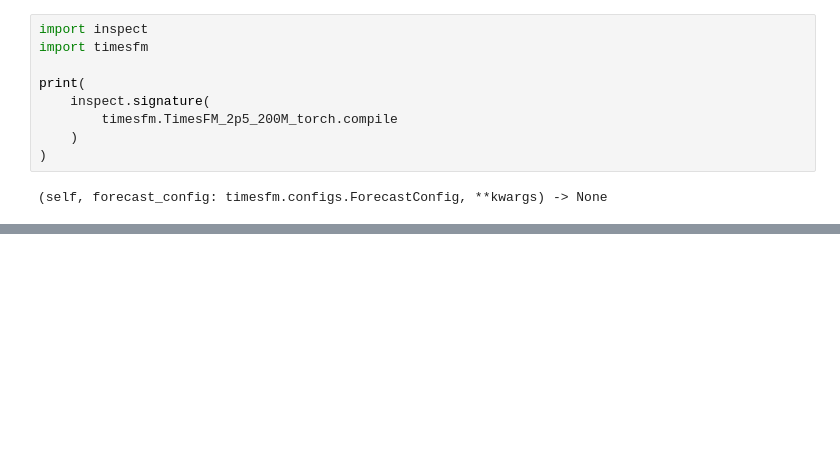
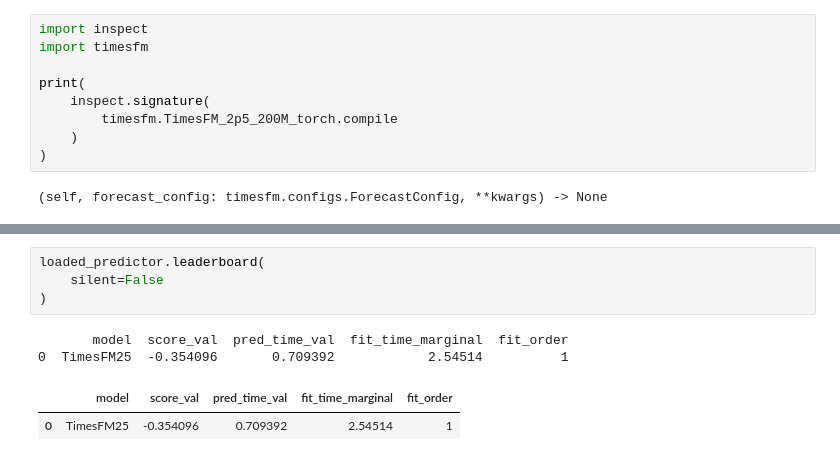
Before and after one commit to nds-najam/AutoGluon_LTSM_Models_Forecast, a Jupyter notebook: TimesFM_2_5_LTSM_ETTh1.ipynb, the cells around one changed output, grey strips where cells are left out. Saved outputs shown, nothing was run; the diff lists cells and outputs as text; blank space fills up the shorter version.

```diff
--- a/TimesFM_2_5_LTSM_ETTh1.ipynb
+++ b/TimesFM_2_5_LTSM_ETTh1.ipynb
@@ -1880,0 +1900,9 @@ print(
+# %%
+loaded_predictor.leaderboard(
+    silent=False
+)
+# %% [output]
+       model  score_val  pred_time_val  fit_time_marginal  fit_order
+0  TimesFM25  -0.354096       0.709392            2.54514          1
+|  | model | score_val | pred_time_val | fit_time_marginal | fit_order |
+| 0 | TimesFM25 | -0.354096 | 0.709392 | 2.54514 | 1 |
```
Also changed, not shown: parts of 8 cells of this notebook.
